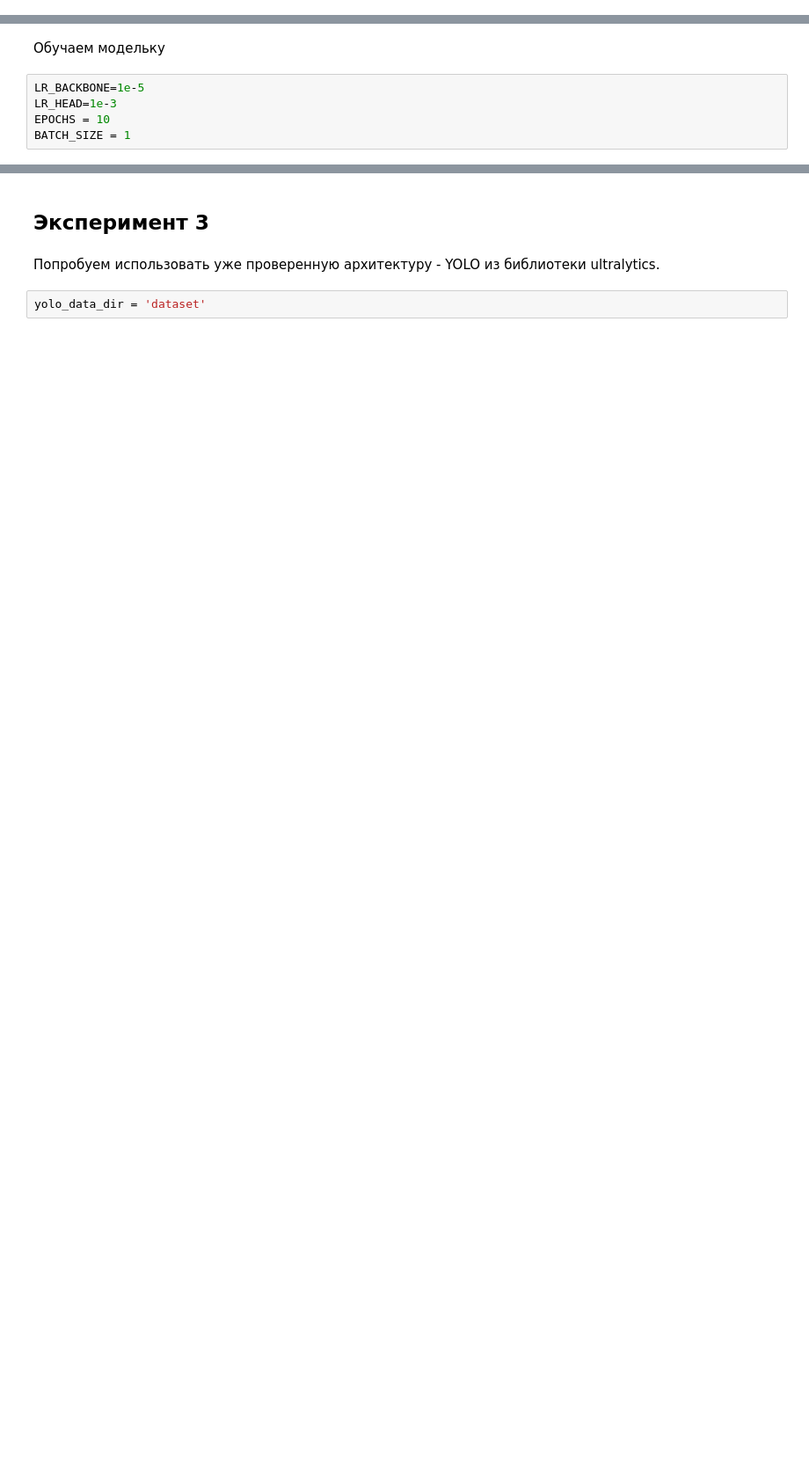
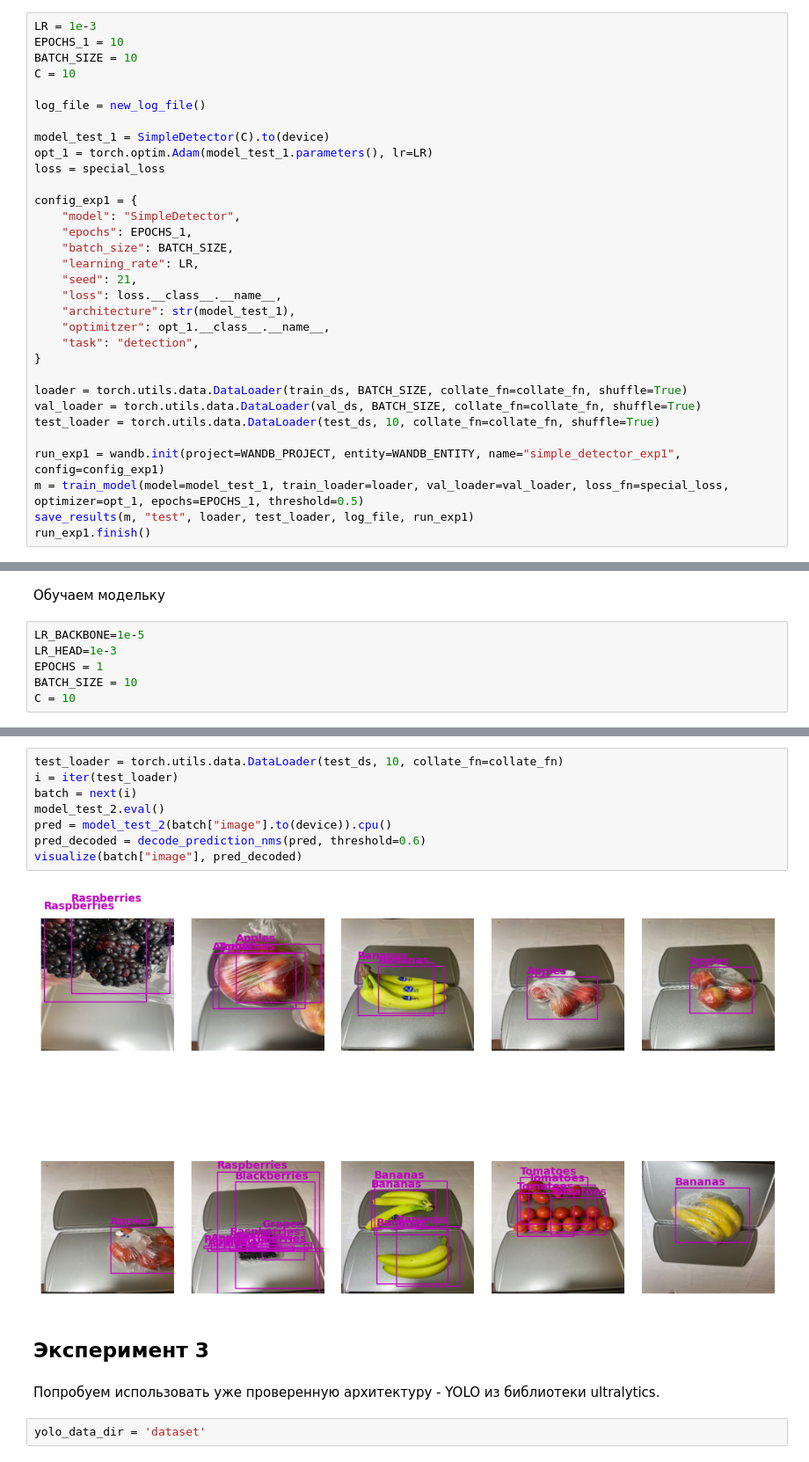
Before and after one commit to gigantina/gp-5, a Jupyter notebook: gp5_cnn_1.ipynb, the cells around one changed output, grey strips where cells are left out. Shown at 88% size. Saved outputs shown, nothing was run; the diff lists cells and outputs as text; blank space fills up the shorter version.

```diff
--- a/gp5_cnn_1.ipynb
+++ b/gp5_cnn_1.ipynb
@@ -843,0 +805,32 @@ def decode_prediction_nms(pred, img_size=(512, 512), threshold=0.7):
+# %%
+LR = 1e-3
+EPOCHS_1 = 10
+BATCH_SIZE = 10
+C = 10
+
+log_file = new_log_file()
+
+model_test_1 = SimpleDetector(C).to(device)
+opt_1 = torch.optim.Adam(model_test_1.parameters(), lr=LR)
+loss = special_loss
+
+config_exp1 = {
+    "model": "SimpleDetector",
+    "epochs": EPOCHS_1,
+    "batch_size": BATCH_SIZE,
+    "learning_rate": LR,
+    "seed": 21,
+    "loss": loss.__class__.__name__,
+    "architecture": str(model_test_1),
+    "optimitzer": opt_1.__class__.__name__,
+    "task": "detection",
+}
+
+loader = torch.utils.data.DataLoader(train_ds, BATCH_SIZE, collate_fn=collate_fn, shuffle=True)
+val_loader = torch.utils.data.DataLoader(val_ds, BATCH_SIZE, collate_fn=collate_fn, shuffle=True)
+test_loader = torch.utils.data.DataLoader(test_ds, 10, collate_fn=collate_fn, shuffle=True)
+
+run_exp1 = wandb.init(project=WANDB_PROJECT, entity=WANDB_ENTITY, name="simple_detector_exp1", config=config_exp1)
+m = train_model(model=model_test_1, train_loader=loader, val_loader=val_loader, loss_fn=special_loss, optimizer=opt_1, epochs=EPOCHS_1, threshold=0.5)
+save_results(m, "test", loader, test_loader, log_file, run_exp1)
+run_exp1.finish()
@@ -906,8 +910,9 @@ device
 # %%
 LR_BACKBONE=1e-5
 LR_HEAD=1e-3
-EPOCHS = 10
-BATCH_SIZE = 1
+EPOCHS = 1
+BATCH_SIZE = 10
+C = 10
 # %%
 torch.manual_seed(21)
 model_test_2 = Detector(C).to(device)
@@ -944,3 +953,13 @@ wandb.finish()
+# %%
+test_loader = torch.utils.data.DataLoader(test_ds, 10, collate_fn=collate_fn)
+i = iter(test_loader)
+batch = next(i)
+model_test_2.eval()
+pred = model_test_2(batch["image"].to(device)).cpu()
+pred_decoded = decode_prediction_nms(pred, threshold=0.6)
+visualize(batch["image"], pred_decoded)
+# %% [output]
+[figure, added]
 # %% [markdown]
 ## Эксперимент 3
 # %% [markdown]
```
Also changed, not shown: parts of 49 cells of this notebook.
